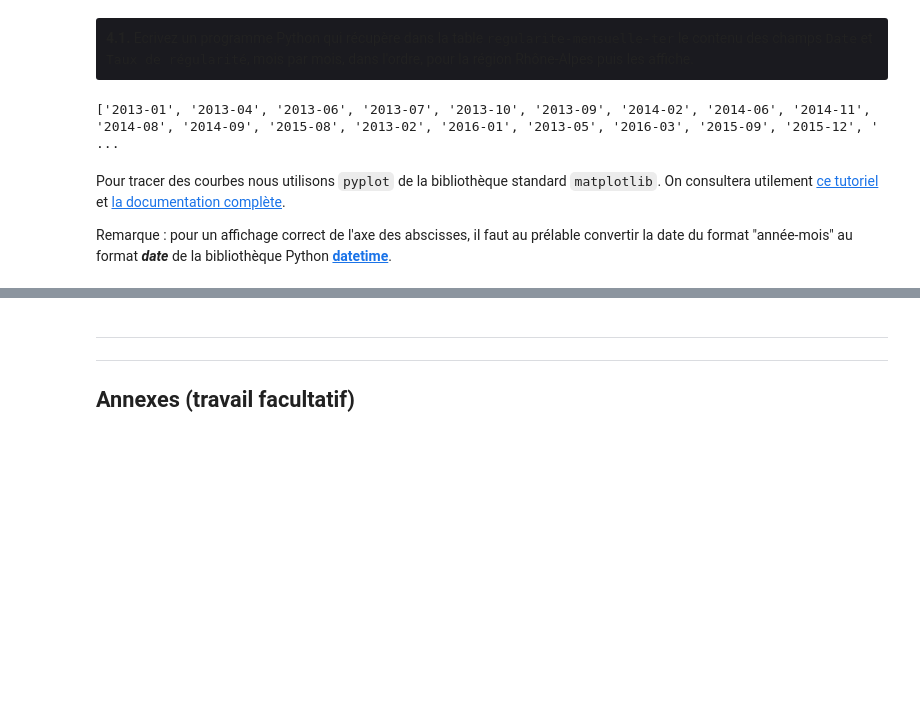
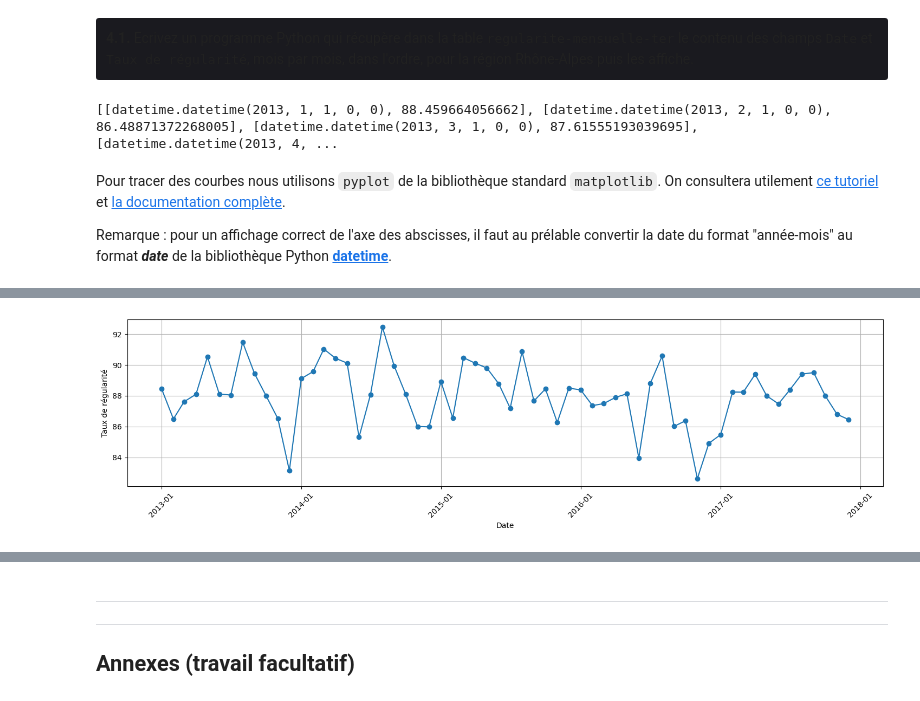
Before and after one commit to adelemarcon/ECL-projects, a Jupyter notebook: TC3/TD1/INF tc3-TD1.ipynb, the cells around one changed output, grey strips where cells are left out. Cells and saved outputs as stored; diff of their text form; code cells hidden in the pictures; blank space fills up the shorter version.

```diff
--- a/TC3/TD1/INF tc3-TD1.ipynb
+++ b/TC3/TD1/INF tc3-TD1.ipynb
@@ -207,15 +207,15 @@ Après ces quelques exemples basiques, on va chercher à visualiser les données
 <div style="background-color:#1a1a1f;padding:10px;border-radius:3px">
 <b>4.1.</b> Ecrivez un programme Python qui récupère dans la table <tt>regularite-mensuelle-ter</tt> le contenu des champs <tt>Date</tt> et <tt>Taux de régularité</tt>,  mois par mois, dans l'ordre, pour la région Rhône-Alpes puis les affiche.
 # %%
+from datetime import datetime
 D = []
-T = []
 for k in r:
     if k[1] == 'Rhône Alpes':
-        D.append(k[0])
-        T.append(k[6])
-print(D,T)
+        D.append([datetime.strptime(k[0], '%Y-%m'),k[6]])
+        D.sort()
+print(D)
 # %% [output]
-['2013-01', '2013-04', '2013-06', '2013-07', '2013-10', '2013-09', '2014-02', '2014-06', '2014-11', '2014-08', '2014-09', '2015-08', '2013-02', '2016-01', '2013-05', '2016-03', '2015-09', '2015-12', ' ...
+[[datetime.datetime(2013, 1, 1, 0, 0), 88.459664056662], [datetime.datetime(2013, 2, 1, 0, 0), 86.48871372268005], [datetime.datetime(2013, 3, 1, 0, 0), 87.61555193039695], [datetime.datetime(2013, 4, ...
 # %% [markdown]
 Pour tracer des courbes nous utilisons `pyplot` de la bibliothèque standard `matplotlib`. On consultera utilement <a href="https://matplotlib.org/stable/tutorials/pyplot.html">ce tutoriel</a> et <a href="https://matplotlib.org/stable/api/pyplot_summary.html">la documentation complète</a>.
 
@@ -230,3 +228,20 @@ Remarque : pour un affichage correct de l'axe des abscisses, il faut au prélabl
+# %%
+import matplotlib.pyplot as plt
+import matplotlib.dates as mdates
+
+x =[d[0] for d in D]
+y = [d[1] for d in D]
+
+plt.figure(figsize=(18, 4))
+plt.gca().xaxis.set_major_formatter(mdates.DateFormatter('%Y-%m'))
+plt.gca().xaxis.set_major_locator(mdates.YearLocator())  # ou MonthLocator() pour chaque mois
+plt.xticks(rotation=45)
+plt.plot(x, y, marker='o')
+plt.xlabel("Date")
+plt.ylabel("Taux de régularité")
+plt.grid()
+# %% [output]
+[figure, added]
 # %% [markdown]
 <div style="background-color:#eef;padding:10px;border-radius:3px">
     <b>4.3.</b> Vous pouvez améliorez l'affichage en utilisant les possibilités de matplotlib : titre, grille, noms des axes, légende, etc. et obtenir un affichage plus approprié.
```
Also changed, not shown: parts of 1 cell of this notebook, 22 other files.
